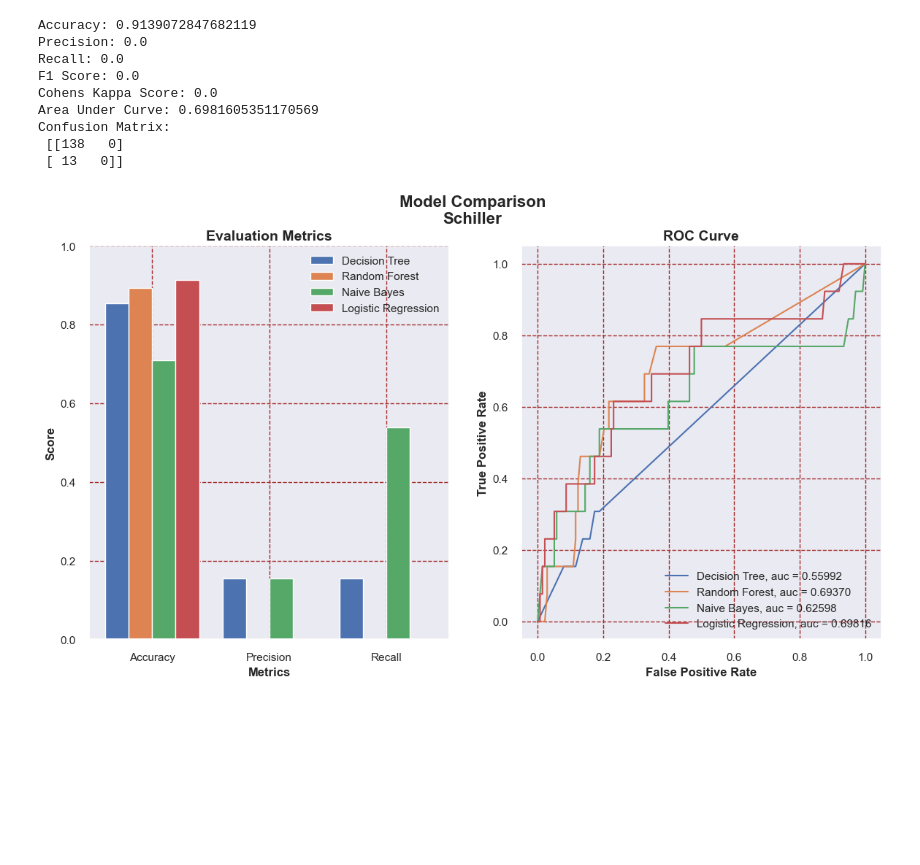
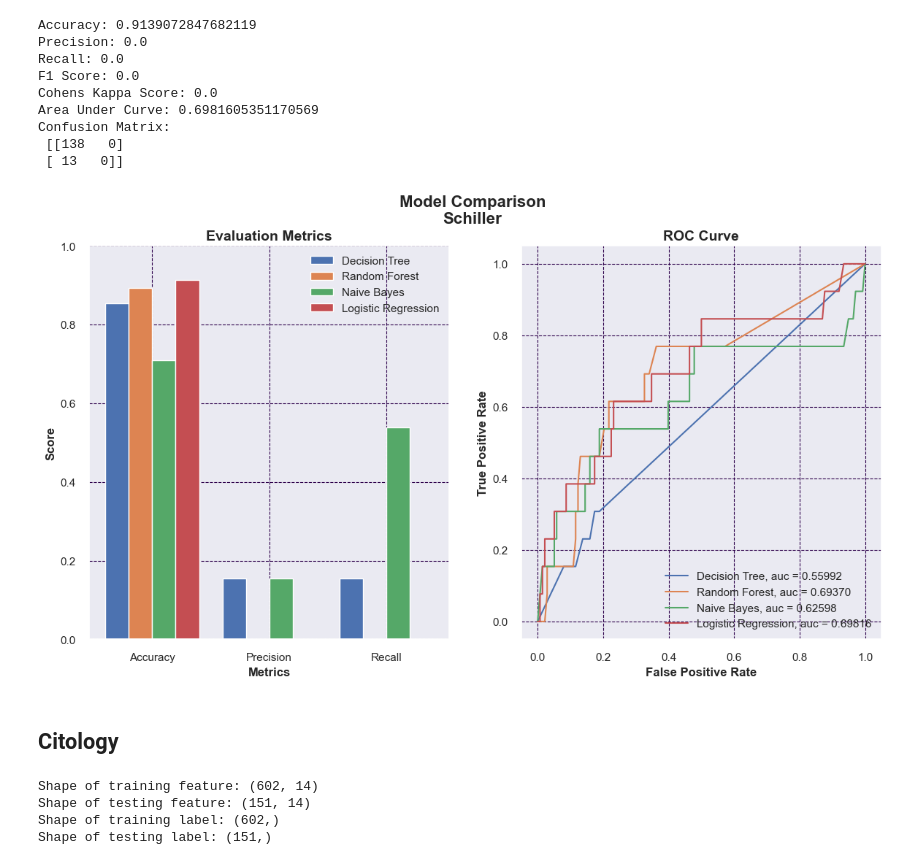
Before and after one commit to sankhadeepriju/Cervical-Cancer-Risk-Factors, a Jupyter notebook: cervical_cancer♥.ipynb, the cells around one changed output. Saved outputs shown, nothing was run; the diff lists cells and outputs as text; code cells hidden in the pictures; blank space fills up the shorter version.

Commit message:
All tests model fitted

```diff
--- a/cervical_cancer♥.ipynb
+++ b/cervical_cancer♥.ipynb
@@ -1310,31 +1312,60 @@ ax1.bar(r4, lr_score, width=barWidth, edgecolor='white', label='Logistic Regress
 ## Configure x and y axis
 ax1.set_xlabel('Metrics', fontweight='bold')
 labels = ['Accuracy', 'Precision', 'Recall']
 ax1.set_xticks([r + (barWidth * 1.5) for r in range(len(dtc_score))], )
 ax1.set_xticklabels(labels)
 ax1.set_ylabel('Score', fontweight='bold')
 ax1.set_ylim(0, 1)
 
 ## Create legend & title
 ax1.set_title('Evaluation Metrics', fontsize=14, fontweight='bold')
 ax1.legend()
 
 # Second plot
 ## Comparing ROC Curve
 ax2.plot(dtc_eval['fpr'], dtc_eval['tpr'], label='Decision Tree, auc = {:0.5f}'.format(dtc_eval['auc']))
 ax2.plot(rf_eval['fpr'], rf_eval['tpr'], label='Random Forest, auc = {:0.5f}'.format(rf_eval['auc']))
 ax2.plot(nb_eval['fpr'], nb_eval['tpr'], label='Naive Bayes, auc = {:0.5f}'.format(nb_eval['auc']))
 ax2.plot(lr_eval['fpr'], lr_eval['tpr'], label='Logistic Regression, auc = {:0.5f}'.format(lr_eval['auc']))
 
 ## Configure x and y axis
 ax2.set_xlabel('False Positive Rate', fontweight='bold')
 ax2.set_ylabel('True Positive Rate', fontweight='bold')
 
 ## Create legend & title
 ax2.set_title('ROC Curve', fontsize=14, fontweight='bold')
 ax2.legend(loc=4)
 
+ax1.grid(which='major', color='#2d004b', linewidth=0.8)
+ax2.grid(which='major', color='#2d004b', linewidth=0.8)
+
 
 plt.show();
 # %% [output]
-[figure, old version]
+[figure, new version]
+# %% [markdown]
+## Citology
+# %%
+# Select Predictors
+feature = predictor_df
+
+# Select Target
+target = no_std_df['Citology']
+
+# Set Training and Testing Data
+from sklearn.model_selection import train_test_split
+X_train, X_test, y_train, y_test = train_test_split(feature , target,
+                                                    shuffle = True,
+                                                    test_size=0.2,
+                                                    random_state=1)
+
+# Show the Training and Testing Data
+print('Shape of training feature:', X_train.shape)
+print('Shape of testing feature:', X_test.shape)
+print('Shape of training label:', y_train.shape)
+print('Shape of testing label:', y_test.shape)
+# %% [output]
+Shape of training feature: (602, 14)
+Shape of testing feature: (151, 14)
+Shape of training label: (602,)
+Shape of testing label: (151,)
```
Also changed, not shown: parts of 7 cells of this notebook.
